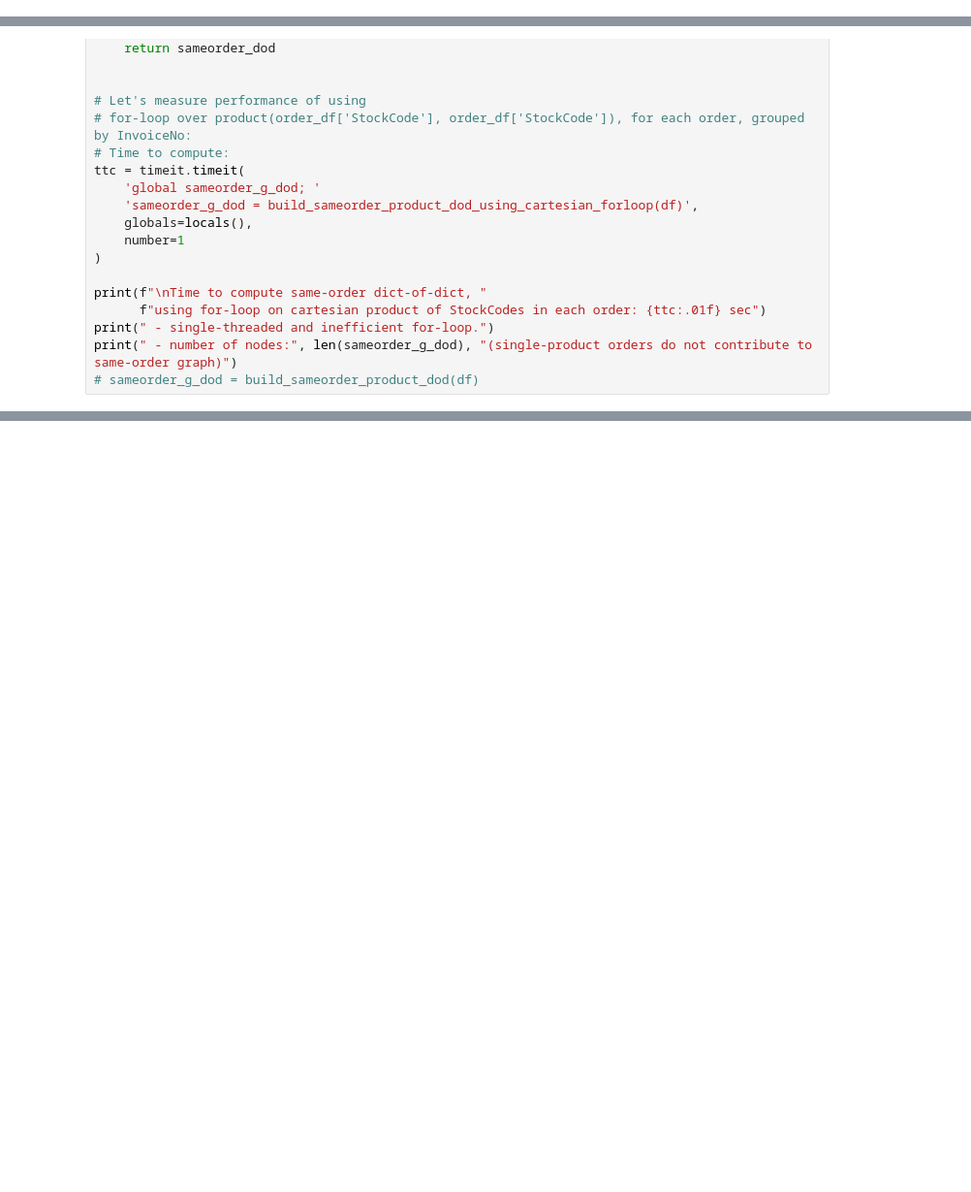
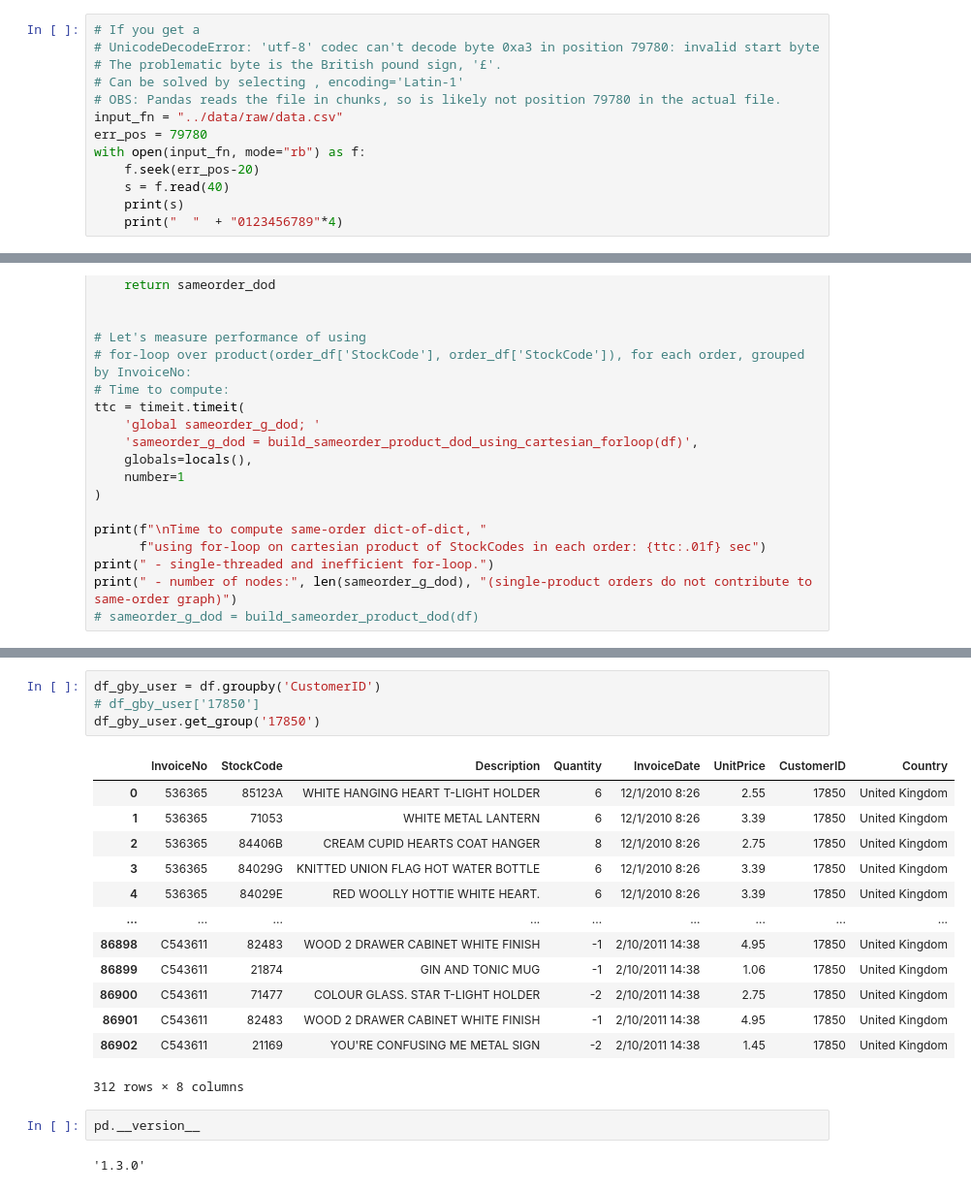
Before and after one commit to scholer/Whiteaway-case, a Jupyter notebook: notebooks/Scratchpad.ipynb, the cells around one changed output, grey strips where cells are left out. Shown at 97% size. Saved outputs shown, nothing was run; the diff lists cells and outputs as text; blank space fills up the shorter version.

```diff
--- a/notebooks/Scratchpad.ipynb
+++ b/notebooks/Scratchpad.ipynb
@@ -45,0 +63,13 @@ Table rows: 541909
+# %%
+# If you get a
+# UnicodeDecodeError: 'utf-8' codec can't decode byte 0xa3 in position 79780: invalid start byte
+# The problematic byte is the British pound sign, '£'.
+# Can be solved by selecting , encoding='Latin-1'
+# OBS: Pandas reads the file in chunks, so is likely not position 79780 in the actual file.
+input_fn = "../data/raw/data.csv"
+err_pos = 79780
+with open(input_fn, mode="rb") as f:
+    f.seek(err_pos-20)
+    s = f.read(40)
+    print(s)
+    print("  "  + "0123456789"*4)
@@ -993,0 +402,22 @@ Length: 53, dtype: int64
+# %%
+df_gby_user = df.groupby('CustomerID')
+# df_gby_user['17850']
+df_gby_user.get_group('17850')
+# %% [output]
+|  | InvoiceNo | StockCode | Description | Quantity | InvoiceDate | UnitPrice | CustomerID | Country |
+| 0 | 536365 | 85123A | WHITE HANGING HEART T-LIGHT HOLDER | 6 | 12/1/2010 8:26 | 2.55 | 17850 | United Kingdom |
+| 1 | 536365 | 71053 | WHITE METAL LANTERN | 6 | 12/1/2010 8:26 | 3.39 | 17850 | United Kingdom |
+| 2 | 536365 | 84406B | CREAM CUPID HEARTS COAT HANGER | 8 | 12/1/2010 8:26 | 2.75 | 17850 | United Kingdom |
+| 3 | 536365 | 84029G | KNITTED UNION FLAG HOT WATER BOTTLE | 6 | 12/1/2010 8:26 | 3.39 | 17850 | United Kingdom |
+| 4 | 536365 | 84029E | RED WOOLLY HOTTIE WHITE HEART. | 6 | 12/1/2010 8:26 | 3.39 | 17850 | United Kingdom |
+| ... | ... | ... | ... | ... | ... | ... | ... | ... |
+| 86898 | C543611 | 82483 | WOOD 2 DRAWER CABINET WHITE FINISH | -1 | 2/10/2011 14:38 | 4.95 | 17850 | United Kingdom |
+| 86899 | C543611 | 21874 | GIN AND TONIC MUG | -1 | 2/10/2011 14:38 | 1.06 | 17850 | United Kingdom |
+| 86900 | C543611 | 71477 | COLOUR GLASS. STAR T-LIGHT HOLDER | -2 | 2/10/2011 14:38 | 2.75 | 17850 | United Kingdom |
+| 86901 | C543611 | 82483 | WOOD 2 DRAWER CABINET WHITE FINISH | -1 | 2/10/2011 14:38 | 4.95 | 17850 | United Kingdom |
+| 86902 | C543611 | 21169 | YOU'RE CONFUSING ME METAL SIGN | -2 | 2/10/2011 14:38 | 1.45 | 17850 | United Kingdom |
+312 rows × 8 columns
+# %%
+pd.__version__
+# %% [output]
+'1.3.0'
```
Also changed, not shown: parts of 48 cells of this notebook, 17 other files.
